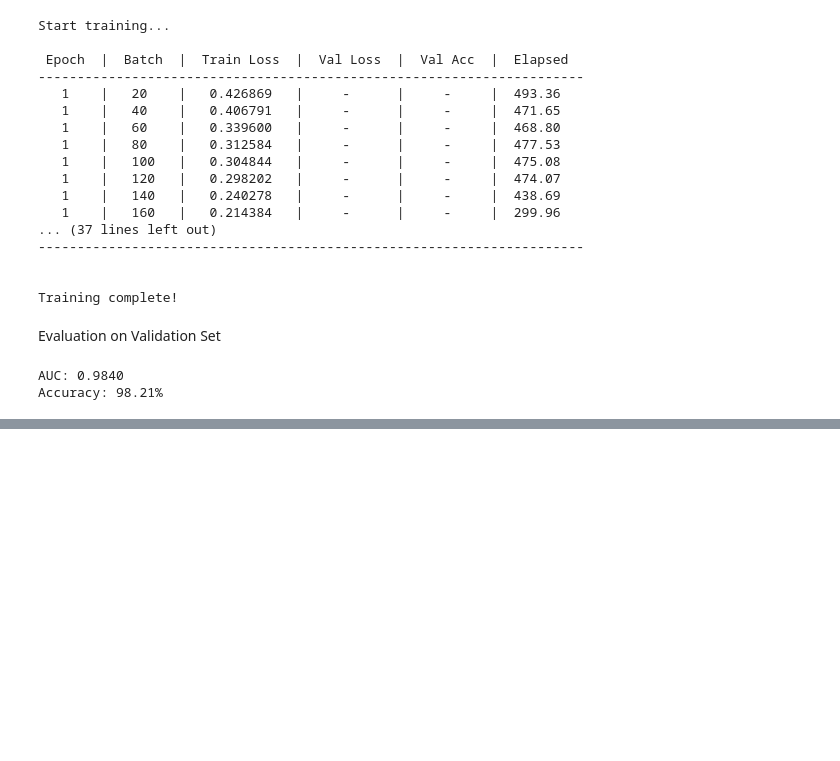
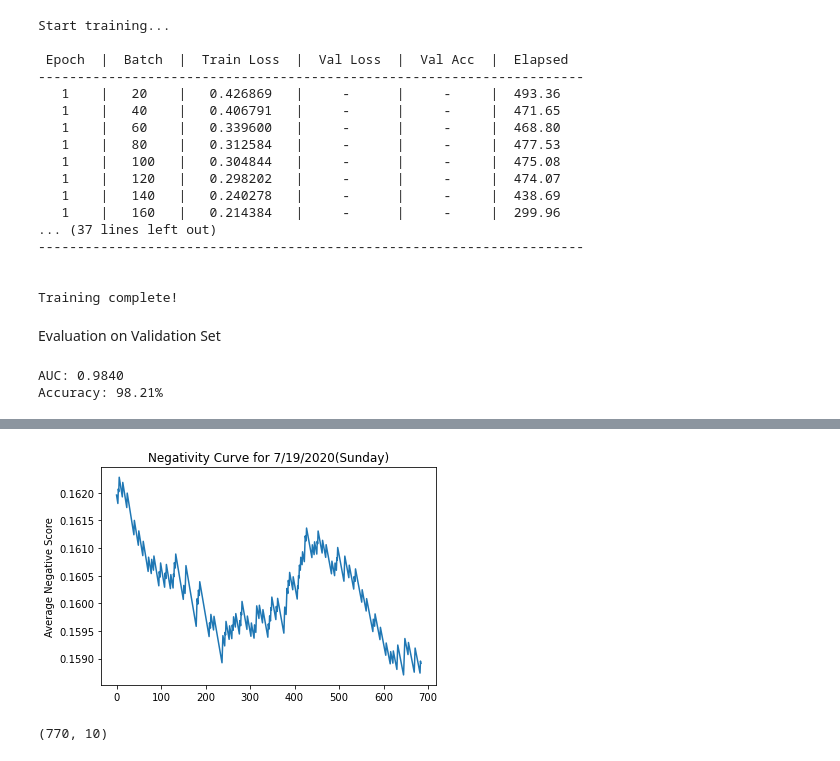
Before and after one commit to I-am-sayantan/public-sentiment-analysis-based-on-twitter-hashtags, a Jupyter notebook: CONTRIBUTION/Jupyter notebooks/Jay_Dutonde.ipynb, the cells around one changed output, grey strips where cells are left out. Cells and saved outputs as stored; diff of their text form; code cells hidden in the pictures; blank space fills up the shorter version.

```diff
--- a/CONTRIBUTION/Jupyter notebooks/Jay_Dutonde.ipynb
+++ b/CONTRIBUTION/Jupyter notebooks/Jay_Dutonde.ipynb
@@ -438,0 +474,7 @@ data.head()
+# %%
+plt.plot(x,y)
+plt.ylabel('Average Negative Score')
+plt.title('Negativity Curve for 7/19/2020(Sunday)')
+plt.show()
+# %% [output]
+[figure, added]
@@ -438,0 +483,4 @@ data.head()
+# %%
+df1.shape
+# %% [output]
+(770, 10)
```
Also changed, not shown: parts of 32 cells of this notebook.
